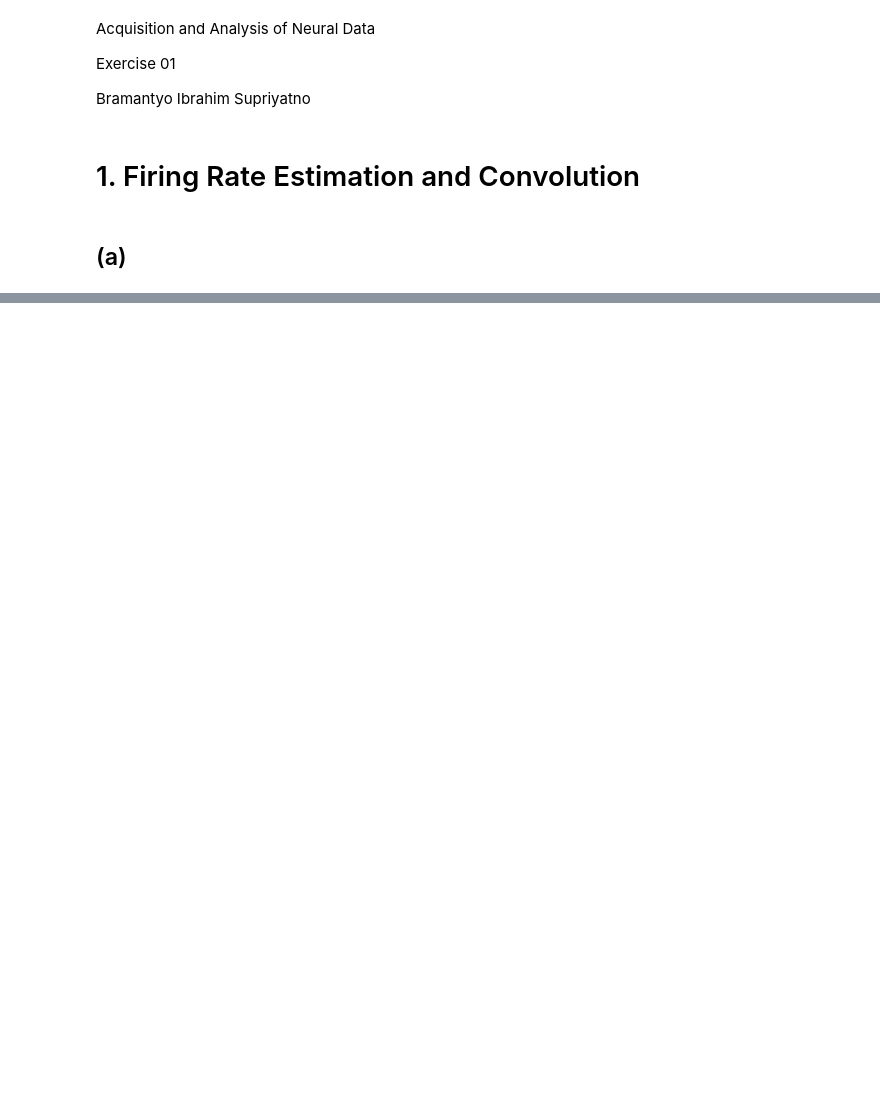
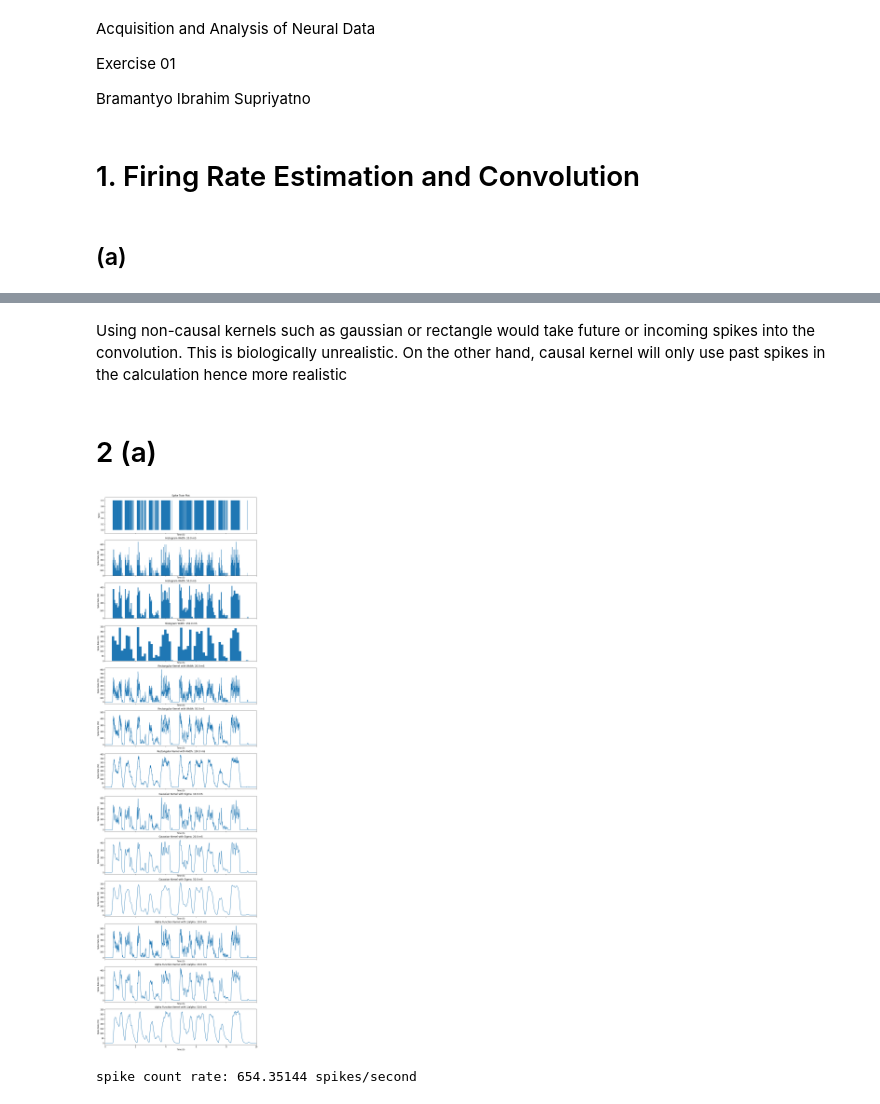
Before and after one commit to bramantyois/aand, a Jupyter notebook: week_01/week_01.ipynb, the cells around one changed output, grey strips where cells are left out. Saved outputs shown, nothing was run; the diff lists cells and outputs as text; code cells hidden in the pictures; blank space fills up the shorter version.

```diff
--- a/week_01/week_01.ipynb
+++ b/week_01/week_01.ipynb
@@ -55,4 +30,0 @@ plt.show()
-# %%
-spike_idx = np.array(spike1 * sr, dtype=int)
-spike_samples = np.zeros(int(max_t * sr))
-spike_samples[spike_idx] = 1
@@ -123,0 +112,12 @@ spike count rate: 94.1379 spikes/second
+# %% [markdown]
+Using non-causal kernels such as gaussian or rectangle would take future or incoming spikes into the convolution. This is biologically unrealistic. On the other hand, causal kernel will only use past spikes in the calculation hence more realistic
+# %% [markdown]
+# 2 (a)
+# %%
+max_t = 10
+del_t = 0.1e-3
+spike2 = np.loadtxt('ExampleSpikeTimes2.dat')/1000
+plot_spike(spike2, max_t, del_t)
+# %% [output]
+[figure, added]
+spike count rate: 654.35144 spikes/second
```
Also changed, not shown: parts of 17 cells of this notebook.
